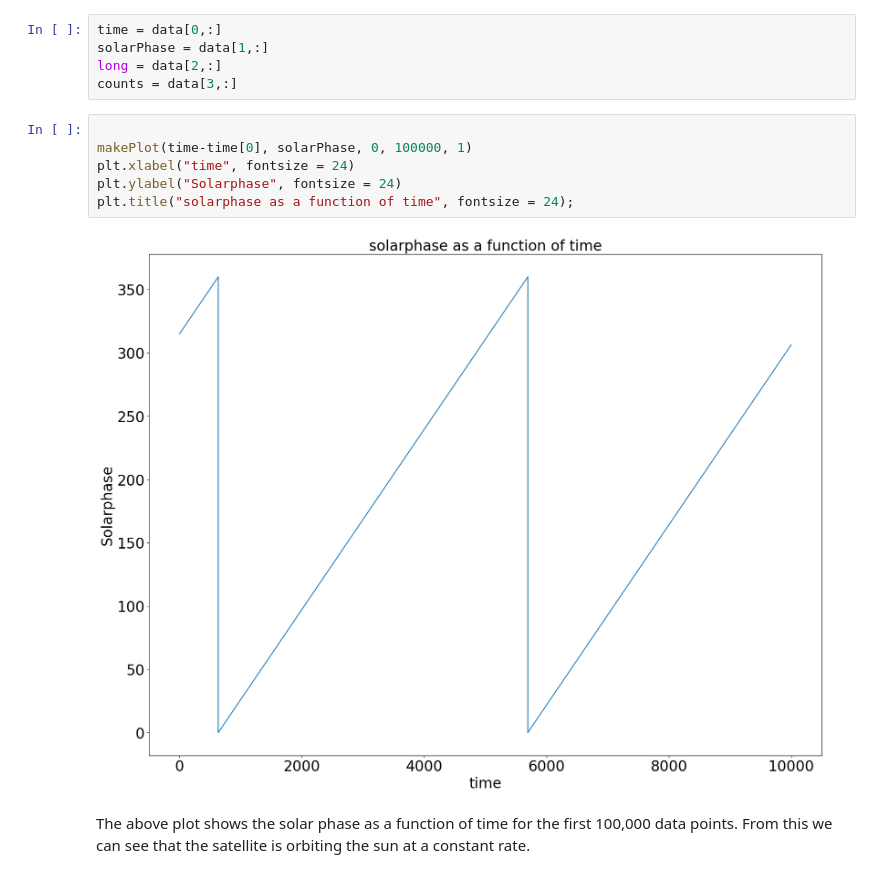
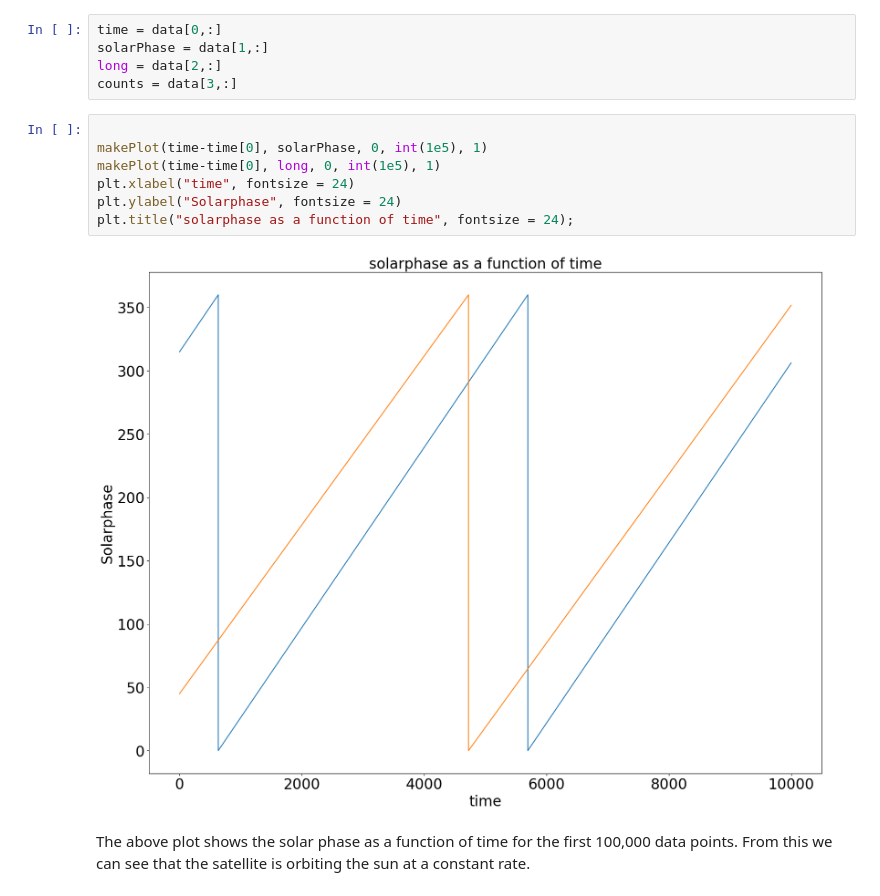
Before and after one commit to cmerrill11/Phys-434, a Jupyter notebook: Lab4.ipynb, the cells around one changed output. Saved outputs shown, nothing was run; the diff lists cells and outputs as text.

```diff
--- a/Lab4.ipynb
+++ b/Lab4.ipynb
@@ -40,11 +43,12 @@ long = data[2,:]
 counts = data[3,:]
 # %%
 
-makePlot(time-time[0], solarPhase, 0, 100000, 1)
+makePlot(time-time[0], solarPhase, 0, int(1e5), 1)
+makePlot(time-time[0], long, 0, int(1e5), 1)
 plt.xlabel("time", fontsize = 24)
 plt.ylabel("Solarphase", fontsize = 24)
 plt.title("solarphase as a function of time", fontsize = 24);
 # %% [output]
-[figure, old version]
+[figure, new version]
 # %% [markdown]
 The above plot shows the solar phase as a function of time for the first 100,000 data points. From this we can see that the satellite is orbiting the sun at a constant rate.
```
Also changed, not shown: parts of 43 cells of this notebook.
